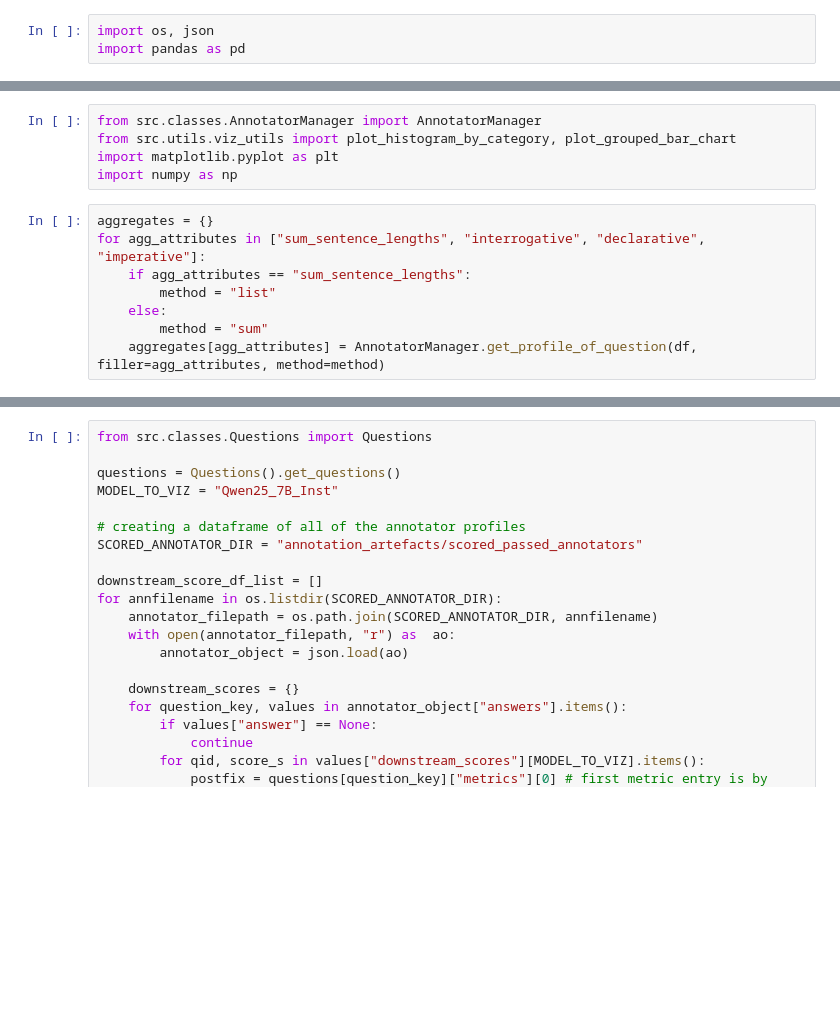
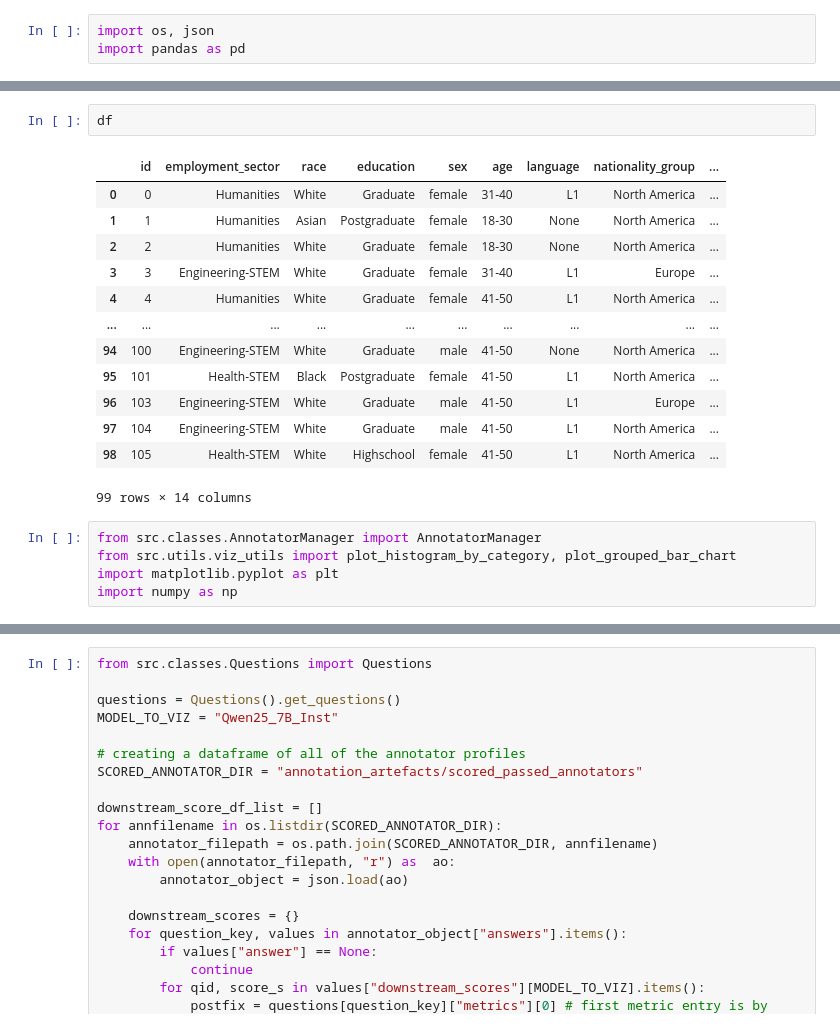
Before and after one commit to rayendito/prompt-fairness, a Jupyter notebook: visualize.ipynb, the cells around one changed output, grey strips where cells are left out. Saved outputs shown, nothing was run; the diff lists cells and outputs as text; blank space fills up the shorter version.

```diff
--- a/visualize.ipynb
+++ b/visualize.ipynb
@@ -45,13 +41,21 @@ df.head()
+# %%
+df
+# %% [output]
+|  | id | employment_sector | race | education | sex | age | language | nationality_group | ... |
+| 0 | 0 | Humanities | White | Graduate | female | 31-40 | L1 | North America | ... |
+| 1 | 1 | Humanities | Asian | Postgraduate | female | 18-30 | None | North America | ... |
+| 2 | 2 | Humanities | White | Graduate | female | 18-30 | None | North America | ... |
+| 3 | 3 | Engineering-STEM | White | Graduate | female | 31-40 | L1 | Europe | ... |
+| 4 | 4 | Humanities | White | Graduate | female | 41-50 | L1 | North America | ... |
+| ... | ... | ... | ... | ... | ... | ... | ... | ... | ... |
+| 94 | 100 | Engineering-STEM | White | Graduate | male | 41-50 | None | North America | ... |
+| 95 | 101 | Health-STEM | Black | Postgraduate | female | 41-50 | L1 | North America | ... |
+| 96 | 103 | Engineering-STEM | White | Graduate | male | 41-50 | L1 | Europe | ... |
+| 97 | 104 | Engineering-STEM | White | Graduate | male | 41-50 | L1 | North America | ... |
+| 98 | 105 | Health-STEM | White | Highschool | female | 41-50 | L1 | North America | ... |
+99 rows × 14 columns
 # %%
 from src.classes.AnnotatorManager import AnnotatorManager
 from src.utils.viz_utils import plot_histogram_by_category, plot_grouped_bar_chart
 import matplotlib.pyplot as plt
 import numpy as np
-# %%
-aggregates = {}
-for agg_attributes in ["sum_sentence_lengths", "interrogative", "declarative", "imperative"]:
-    if agg_attributes == "sum_sentence_lengths":
-        method = "list"
-    else:
-        method = "sum"
-    aggregates[agg_attributes] = AnnotatorManager.get_profile_of_question(df, filler=agg_attributes, method=method)
```
Also changed, not shown: parts of 5 cells of this notebook, 5 other files.
